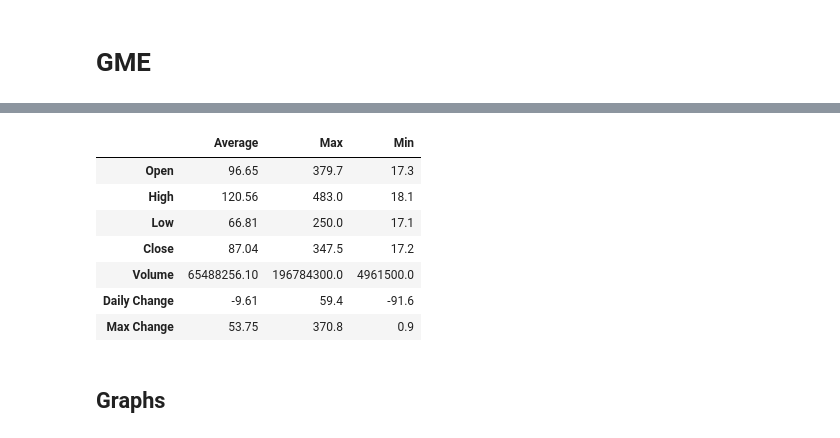
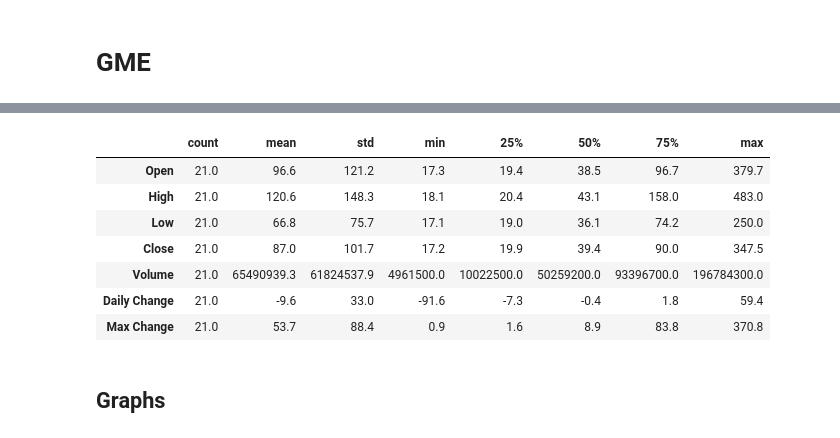
Before and after one commit to The-Short-Squeeze/GameStop-Data, a Jupyter notebook: gme-yfinance.ipynb, the cells around one changed output, grey strips where cells are left out. Cells and saved outputs as stored; diff of their text form; code cells hidden in the pictures.

```diff
--- a/gme-yfinance.ipynb
+++ b/gme-yfinance.ipynb
@@ -139,18 +92,15 @@ clean_hist
-# %%
-mean = clean_hist.mean().to_frame().rename(columns={0:"Average"}).round(2)
-maxdf = clean_hist.max().to_frame().rename(columns={0:"Max"}).round(1)
-mindf = clean_hist.min().to_frame().rename(columns={0:"Min"}).round(1)
-stats = pd.concat([mean,maxdf,mindf],axis=1)
-stats
-# %% [output]
-|  | Average | Max | Min |
-| Open | 96.65 | 379.7 | 17.3 |
-| High | 120.56 | 483.0 | 18.1 |
-| Low | 66.81 | 250.0 | 17.1 |
-| Close | 87.04 | 347.5 | 17.2 |
-| Volume | 65488256.10 | 196784300.0 | 4961500.0 |
-| Daily Change | -9.61 | 59.4 | -91.6 |
-| Max Change | 53.75 | 370.8 | 0.9 |
+# %%
+# Get stats
+clean_hist.describe().round(1).T
+# %% [output]
+|  | count | mean | std | min | 25% | 50% | 75% | max |
+| Open | 21.0 | 96.6 | 121.2 | 17.3 | 19.4 | 38.5 | 96.7 | 379.7 |
+| High | 21.0 | 120.6 | 148.3 | 18.1 | 20.4 | 43.1 | 158.0 | 483.0 |
+| Low | 21.0 | 66.8 | 75.7 | 17.1 | 19.0 | 36.1 | 74.2 | 250.0 |
+| Close | 21.0 | 87.0 | 101.7 | 17.2 | 19.9 | 39.4 | 90.0 | 347.5 |
+| Volume | 21.0 | 65490939.3 | 61824537.9 | 4961500.0 | 10022500.0 | 50259200.0 | 93396700.0 | 196784300.0 |
+| Daily Change | 21.0 | -9.6 | 33.0 | -91.6 | -7.3 | -0.4 | 1.8 | 59.4 |
+| Max Change | 21.0 | 53.7 | 88.4 | 0.9 | 1.6 | 8.9 | 83.8 | 370.8 |
 # %% [markdown]
 ## Graphs
 # %%
```
Also changed, not shown: parts of 13 cells of this notebook.
